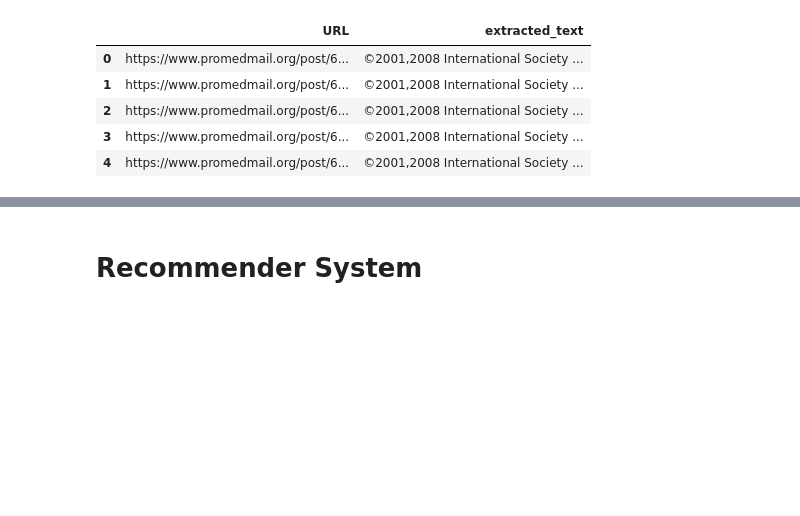
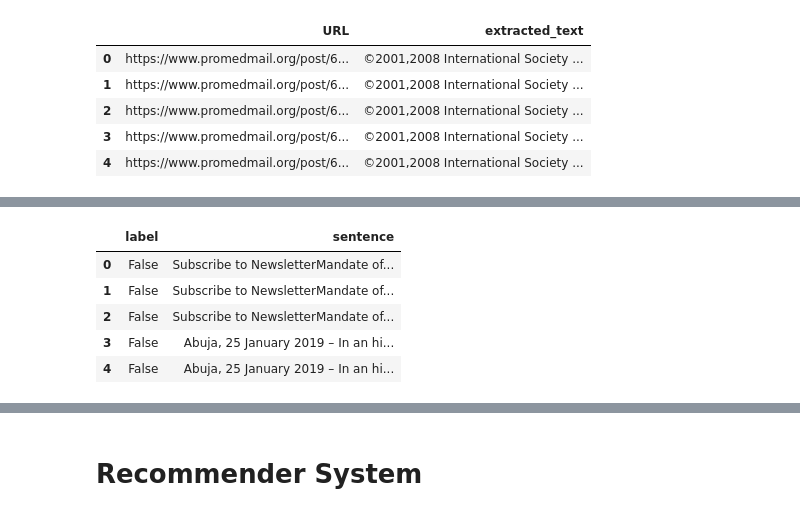
Before and after one commit to aauss/EventEpi, a Jupyter notebook: statistics.ipynb, the cells around one changed output, grey strips where cells are left out. Cells and saved outputs as stored; diff of their text form; code cells hidden in the pictures; blank space fills up the shorter version.

```diff
--- a/statistics.ipynb
+++ b/statistics.ipynb
@@ -235,0 +272,9 @@ ExtractSentencesAndLabel('dates').data_output().head()
+# %%
+ExtractSentencesAndLabel('counts').data_output().head()
+# %% [output]
+|  | label | sentence |
+| 0 | False | Subscribe to NewsletterMandate of... |
+| 1 | False | Subscribe to NewsletterMandate of... |
+| 2 | False | Subscribe to NewsletterMandate of... |
+| 3 | False | Abuja, 25 January 2019 – In an hi... |
+| 4 | False | Abuja, 25 January 2019 – In an hi... |
```
Also changed, not shown: parts of 12 cells of this notebook.
